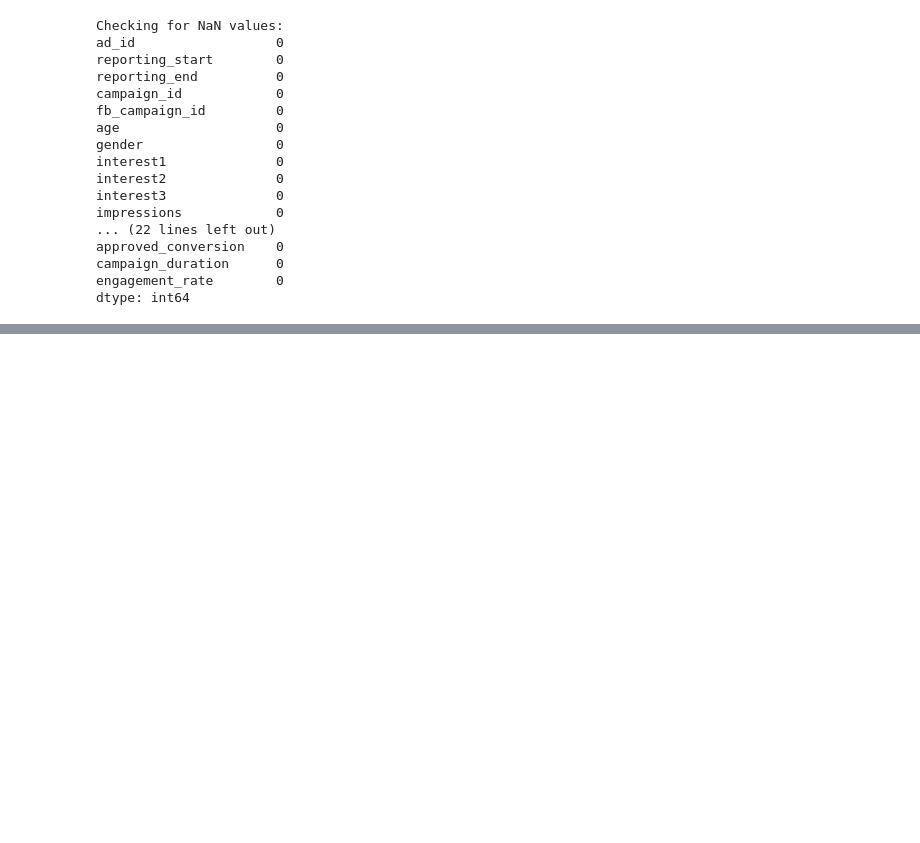
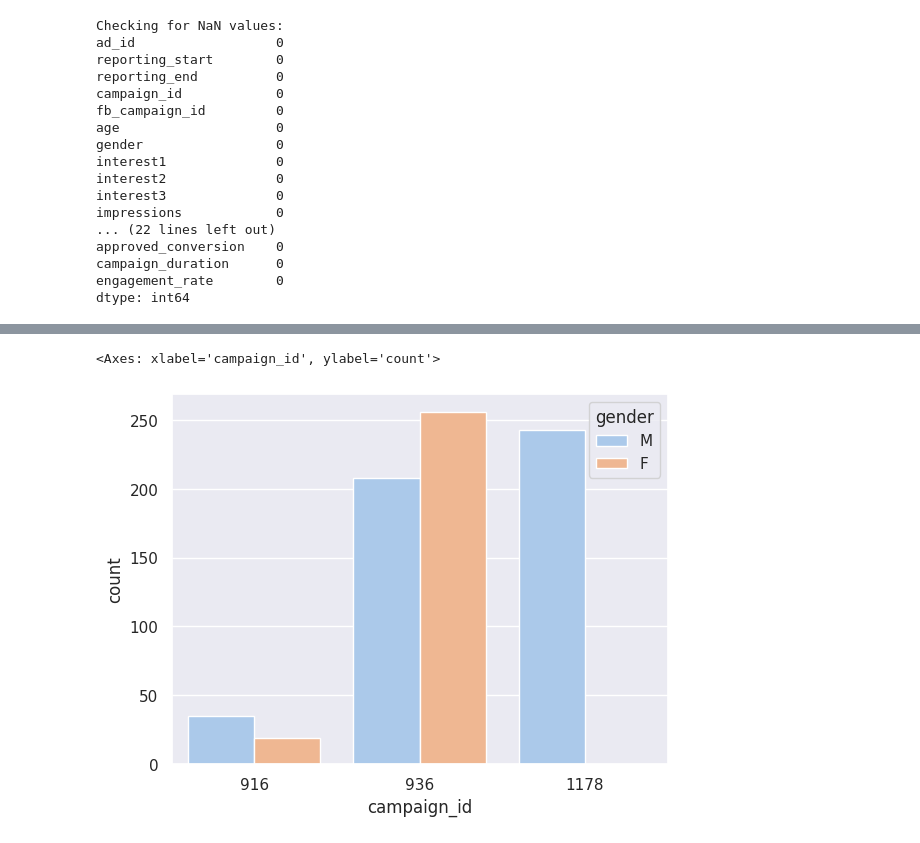
Before and after one commit to savina01/Analysis-of-Facebook-ad-campaign, a Jupyter notebook: Notebook.ipynb, the cells around one changed output, grey strips where cells are left out. Cells and saved outputs as stored; diff of their text form; code cells hidden in the pictures; blank space fills up the shorter version.

```diff
--- a/Notebook.ipynb
+++ b/Notebook.ipynb
@@ -158,0 +239,5 @@ dtype: object
+# %%
+sns.countplot(data=df, x='campaign_id', hue='gender', palette='pastel')
+# %% [output]
+<Axes: xlabel='campaign_id', ylabel='count'>
+[figure, added]
```
Also changed, not shown: parts of 17 cells of this notebook, 1 other file.
